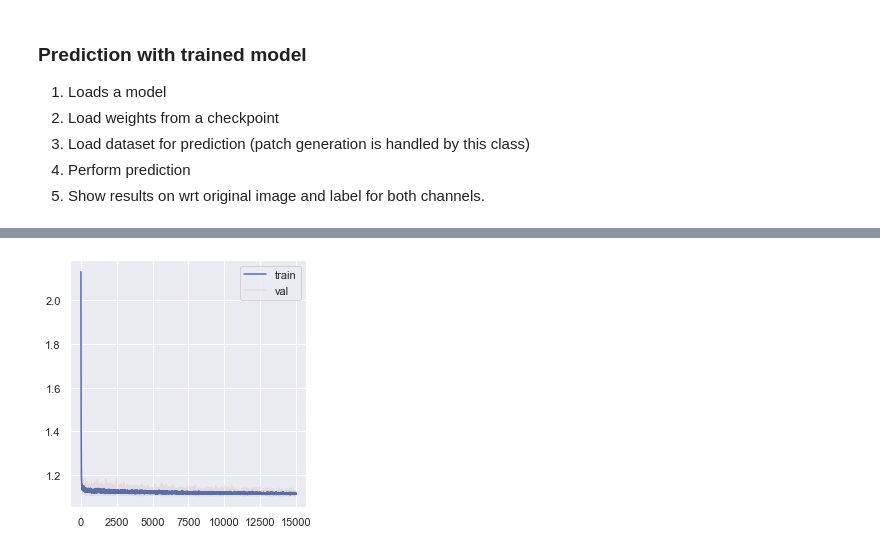
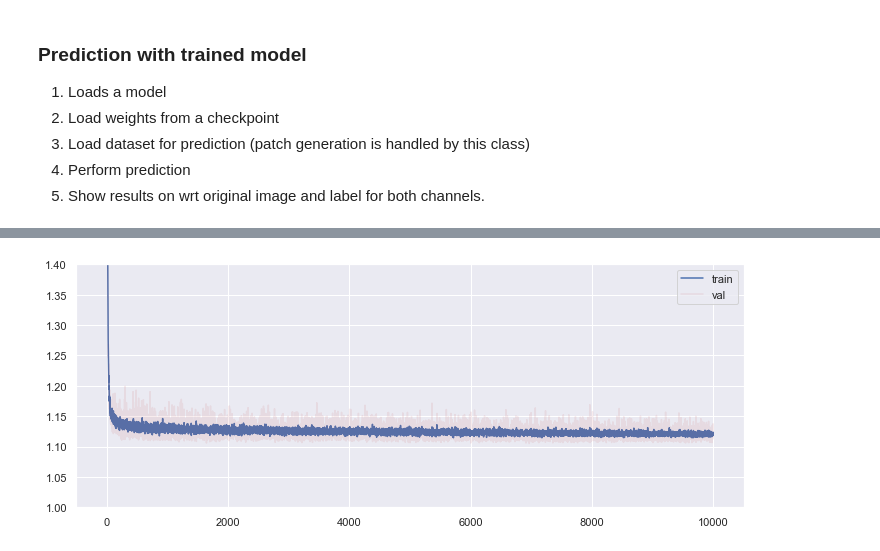
Before and after one commit to nal10/cellcount, a Jupyter notebook: refactor/notebooks/prediction.ipynb, the cells around one changed output, grey strips where cells are left out. Drawn from its saved outputs; the diff is of its cells as text; code cells hidden in the pictures.

```diff
--- a/refactor/notebooks/prediction.ipynb
+++ b/refactor/notebooks/prediction.ipynb
@@ -136,13 +138,14 @@ plt.show()
 # %%
 import pandas as pd
-log_file='../../../dat/Ai224_RG_models/CE_Adam_run_v0/log.csv'
+log_file='../../../dat/Ai224_RG_models/CE_wt244_Adam_run_v2_norm/log.csv'
 dat = pd.read_csv(log_file)
-plt.figure(figsize=(4,4))
+plt.figure(figsize=(10,4))
 plt.plot(dat['epoch'],dat['train_ce'],'-b',label='train')
 plt.plot(dat['epoch'],dat['val_ce'],'-r',alpha=0.1,label='val')
 ax = plt.gca()
+ax.set_ylim(1.0, 1.4)
 plt.legend()
 plt.tight_layout()
 plt.show()
 # %% [output]
-[figure, old version]
+[figure, new version]
```
Also changed, not shown: parts of 3 cells of this notebook, 1 other file.
